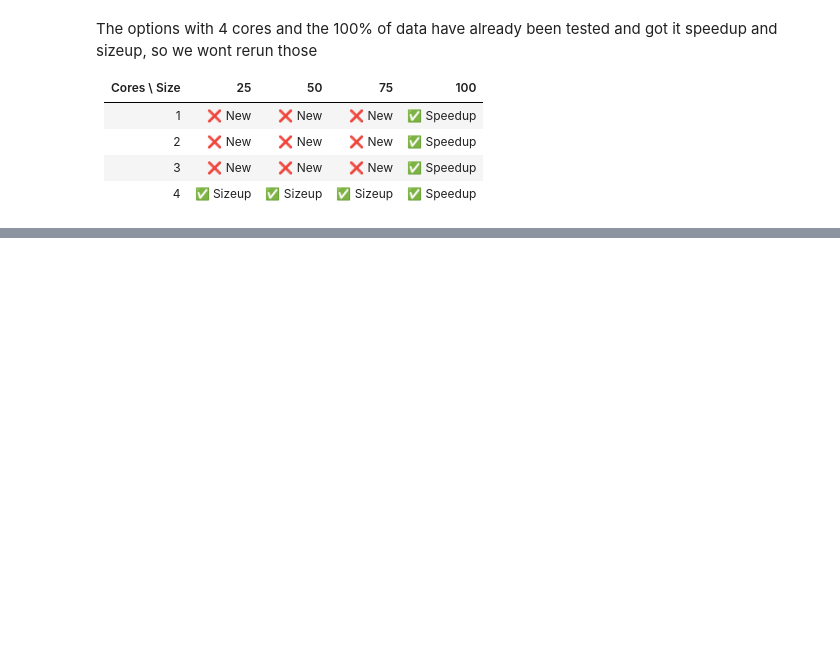
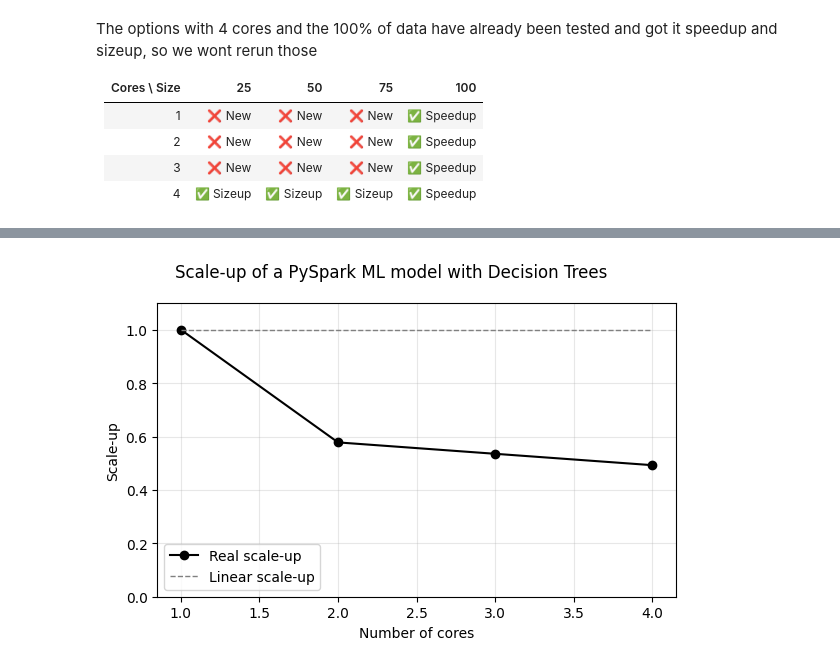
Before and after one commit to MariaGoico/Final-Project-LSDA, a Jupyter notebook: scalability.ipynb, the cells around one changed output, grey strips where cells are left out. Drawn from its saved outputs; the diff is of its cells as text; code cells hidden in the pictures; blank space fills up the shorter version.

```diff
--- a/scalability.ipynb
+++ b/scalability.ipynb
@@ -190,8 +203,8 @@ The options with 4 cores and the 100% of data have already been tested and got i
 | 3            | ❌ New     | ❌ New     | ❌ New     | ✅ Speedup |
 | 4            | ✅ Sizeup  | ✅ Sizeup  | ✅ Sizeup  | ✅ Speedup   |
 # %%
-num_cores = [1, 2, 3]
-sizes = [25, 50, 75]
+num_cores = [1, 2, 3, 4]
+sizes = [25, 50, 75, 100]
 # %%
 for i in range(5):
     for j in range(len(num_cores)):
@@ -202,30 +215,35 @@ for i in range(5):
 def scale_up(results, runtime_col):
     return results[runtime_col].iloc[0] / results[runtime_col]
 # %%
+model = "dt" # or "rf"
 # Load all three datasets
 speedup = pd.read_csv(
-    'scalability_results/speedup.csv',
+    f'scalability_results/speedup_{model}.csv',
     names=['cores', 'pct', 'total_runtime', 'train_count', 'rmse', 'r2']
 )
 speedup['pct'] = 100  # ensure size column exists
 
 sizeup = pd.read_csv(
-    'scalability_results/sizeup.csv',
+    f'scalability_results/sizeup_{model}.csv',
     names=['cores', 'pct', 'total_runtime', 'train_count', 'rmse', 'r2']
 )
 sizeup['cores'] = 4  # ensure cores column exists
 
 scaleup = pd.read_csv(
-    'scalability_results/scaleup.csv',
+    f'scalability_results/scaleup_{model}.csv',
     names=['cores', 'pct', 'total_runtime', 'train_count', 'rmse', 'r2']
 )
 
 # Combine all data
 all_results = pd.concat([speedup, sizeup, scaleup], ignore_index=True)
 
-grouped = results.groupby(['cores','pct'])
+grouped = all_results.groupby(['cores','pct'])
 avg_results = grouped.mean()
 std = grouped.std()
 avg_results['scale-up'] = scale_up(avg_results, 'total_runtime')
 
-avg_results
+points = [(1, 25), (2, 50), (3, 75), (4, 100)]
+df_scale = avg_results.loc[points].copy()
+df_scale['scale-up'] = df_scale['total_runtime'].iloc[0] / df_scale['total_runtime']
+
+df_scale
@@ -232,4 +257,6 @@ avg_results
 # %%
-ideal_scaleup = [1] * 5
-plot_scalability_measure('scale-up', avg_results, 'Number of cores',
+ideal_scaleup = [1] * len(num_cores)
+plot_scalability_measure('scale-up', df_scale, 'Number of cores',
                          num_cores, ideal_scaleup)
+# %% [output]
+[figure, added]
```
Also changed, not shown: parts of 3 cells of this notebook, 3 other files.
